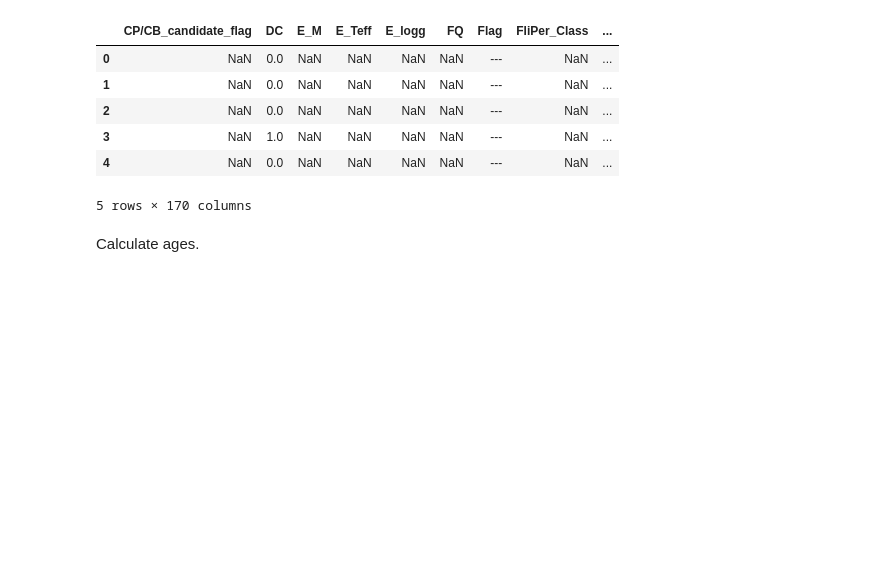
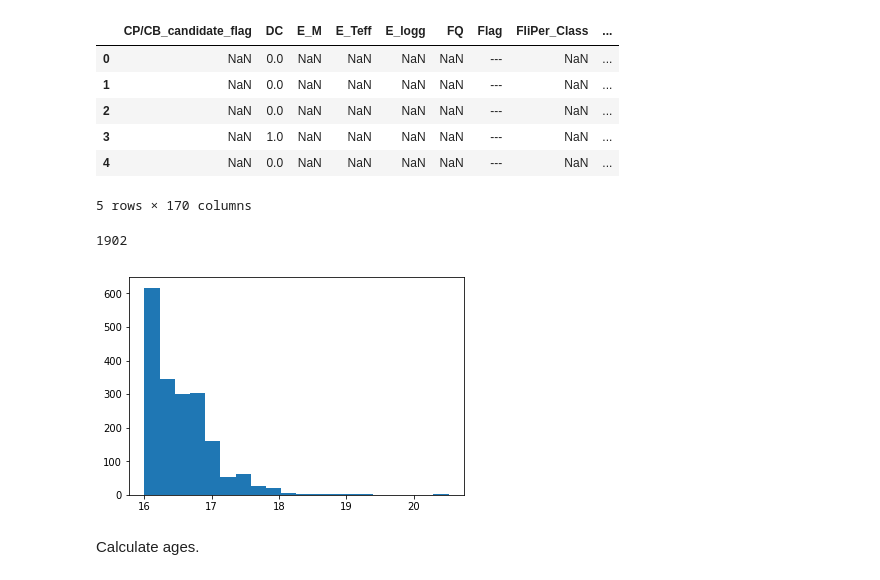
Before and after one commit to RuthAngus/mdwarf_prediction, a Jupyter notebook: Linear_regression_age.ipynb, the cells around one changed output. Drawn from its saved outputs; the diff is of its cells as text; code cells hidden in the pictures; blank space fills up the shorter version.

```diff
--- a/Linear_regression_age.ipynb
+++ b/Linear_regression_age.ipynb
@@ -18,6 +18,12 @@ df1.head()
 | 3 | NaN | 1.0 | NaN | NaN | NaN | NaN | --- | NaN | ... |
 | 4 | NaN | 0.0 | NaN | NaN | NaN | NaN | --- | NaN | ... |
 5 rows × 170 columns
+# %%
+plt.hist(df1.phot_g_mean_mag[df1.phot_g_mean_mag.values > 16], 20);
+print(len(df1.phot_g_mean_mag[df1.phot_g_mean_mag.values > 16]))
+# %% [output]
+1902
+[figure, added]
 # %% [markdown]
 Calculate ages.
 # %%
```
Also changed, not shown: parts of 27 cells of this notebook, 1 other file.
